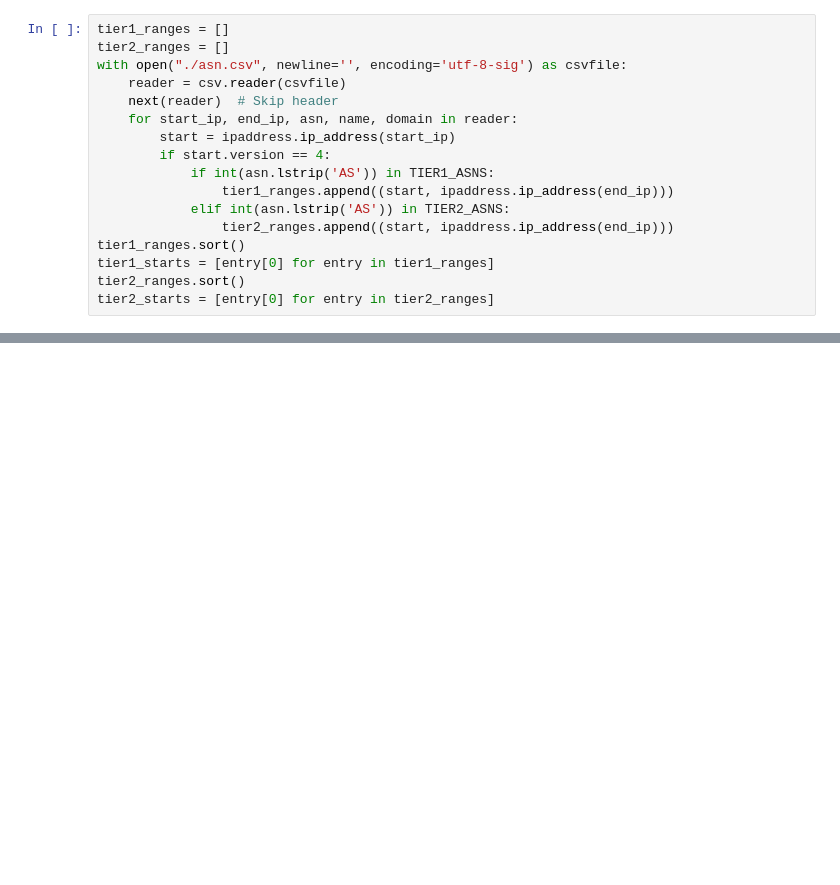
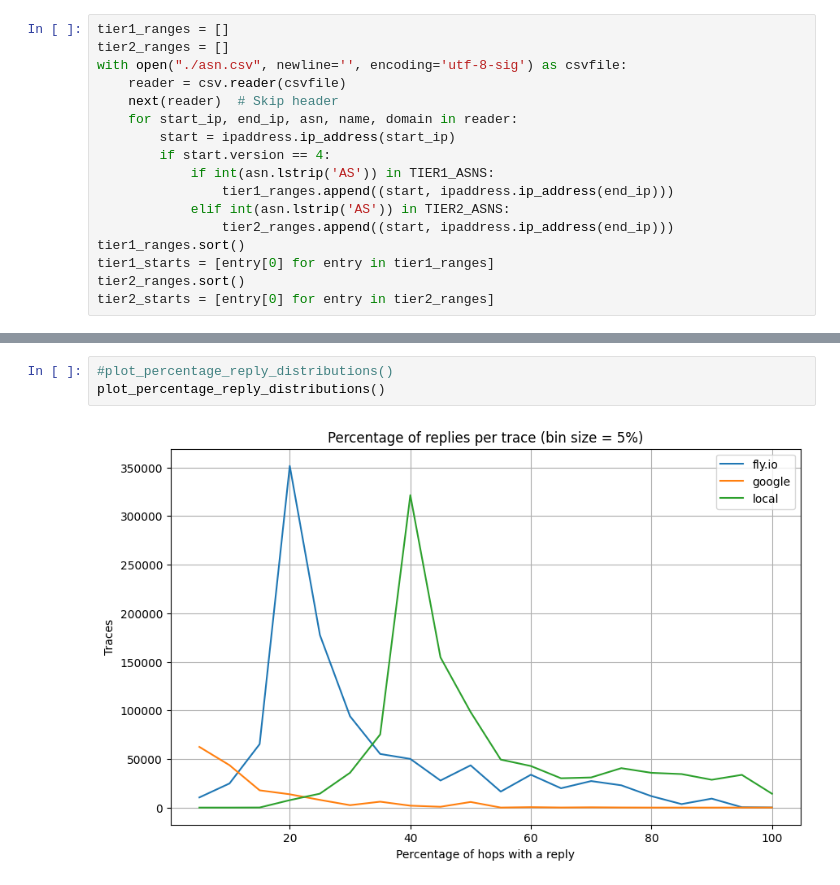
Before and after one commit to guissalustiano/measure-anses-neighboard, a Jupyter notebook: analyze.ipynb, the cells around one changed output, grey strips where cells are left out. Drawn from its saved outputs; the diff is of its cells as text; blank space fills up the shorter version.

Commit message:
more plots

```diff
--- a/analyze.ipynb
+++ b/analyze.ipynb
@@ -175,0 +228,5 @@ plot_reply_distributions()
+# %%
+#plot_percentage_reply_distributions()
+plot_percentage_reply_distributions()
+# %% [output]
+[figure, added]
```
Also changed, not shown: parts of 7 cells of this notebook, 4 other files.
